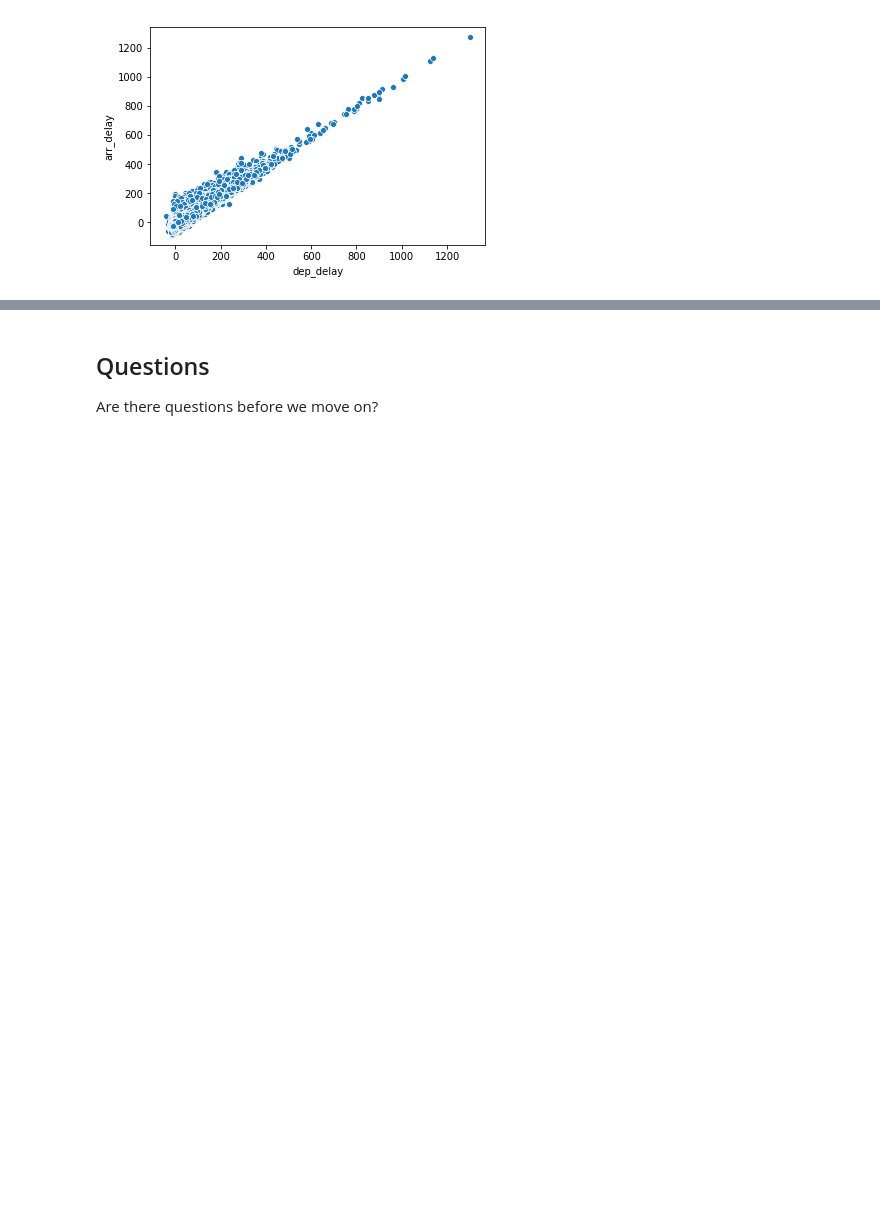
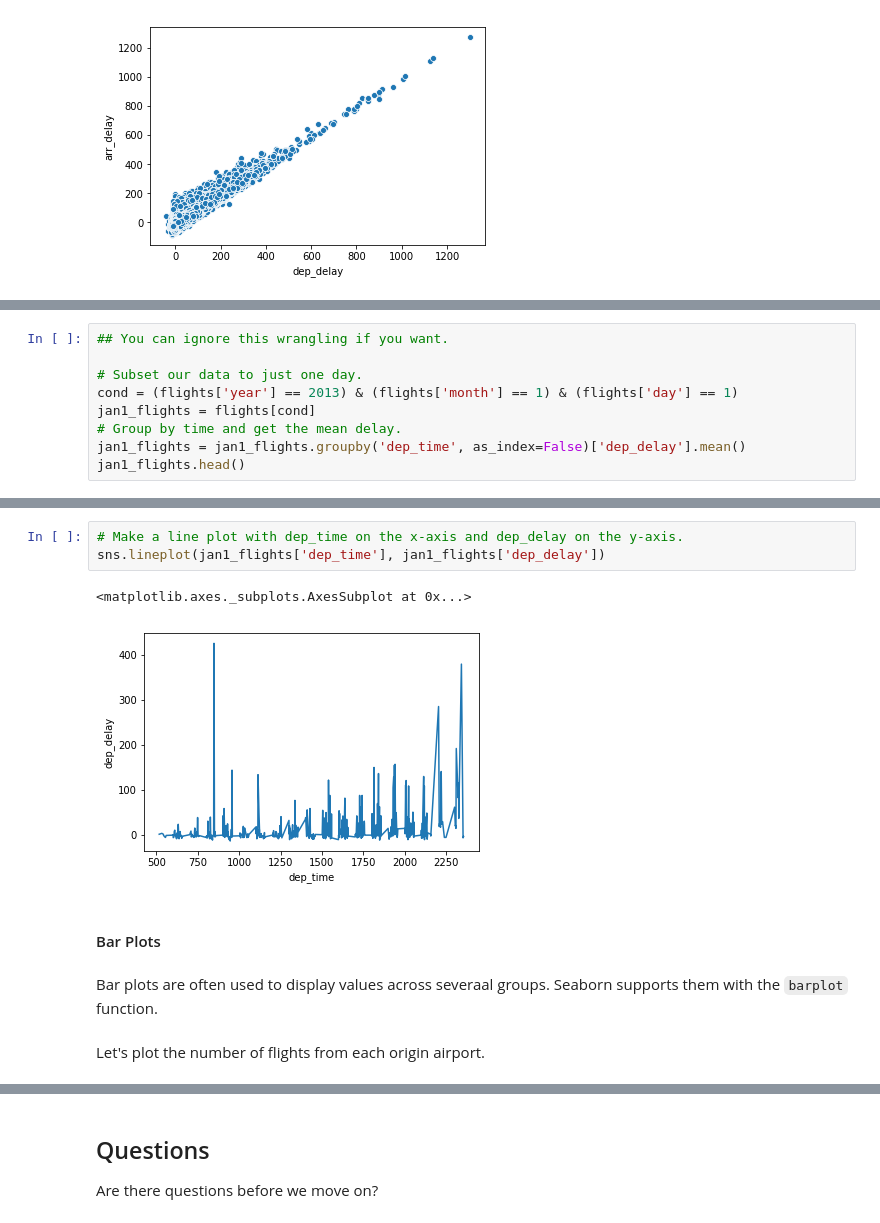
Before and after one commit to uc-python/intro-python-datasci, a Jupyter notebook: notebooks/visualizing_data.ipynb, the cells around one changed output, grey strips where cells are left out. Cells and saved outputs as stored; diff of their text form; blank space fills up the shorter version.

```diff
--- a/notebooks/visualizing_data.ipynb
+++ b/notebooks/visualizing_data.ipynb
@@ -118,0 +144,9 @@ sns.scatterplot(flights['dep_delay'], flights['arr_delay'])
+# %%
+## You can ignore this wrangling if you want.
+
+# Subset our data to just one day.
+cond = (flights['year'] == 2013) & (flights['month'] == 1) & (flights['day'] == 1)
+jan1_flights = flights[cond]
+# Group by time and get the mean delay.
+jan1_flights = jan1_flights.groupby('dep_time', as_index=False)['dep_delay'].mean()
+jan1_flights.head()
@@ -118,0 +160,13 @@ sns.scatterplot(flights['dep_delay'], flights['arr_delay'])
+# %%
+# Make a line plot with dep_time on the x-axis and dep_delay on the y-axis.
+sns.lineplot(jan1_flights['dep_time'], jan1_flights['dep_delay'])
+# %% [output]
+<matplotlib.axes._subplots.AxesSubplot at 0x...>
+[figure, added]
+# %% [markdown]
+#### Bar Plots
+# %% [markdown]
+Bar plots are often used to display values across severaal groups.
+Seaborn supports them with the `barplot` function.
+# %% [markdown]
+Let's plot the number of flights from each origin airport.
```
Also changed, not shown: parts of 36 cells of this notebook.
